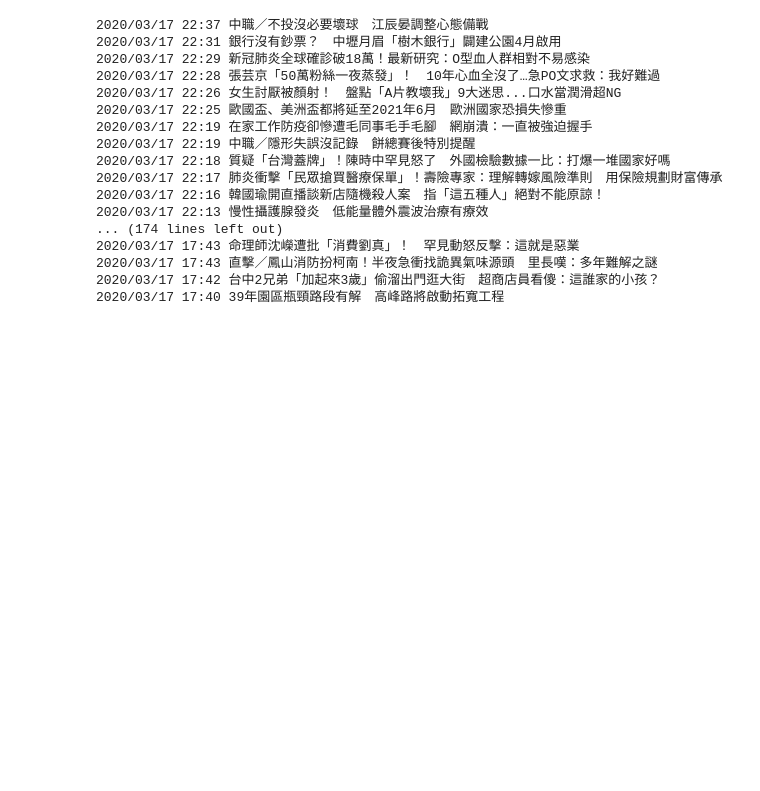
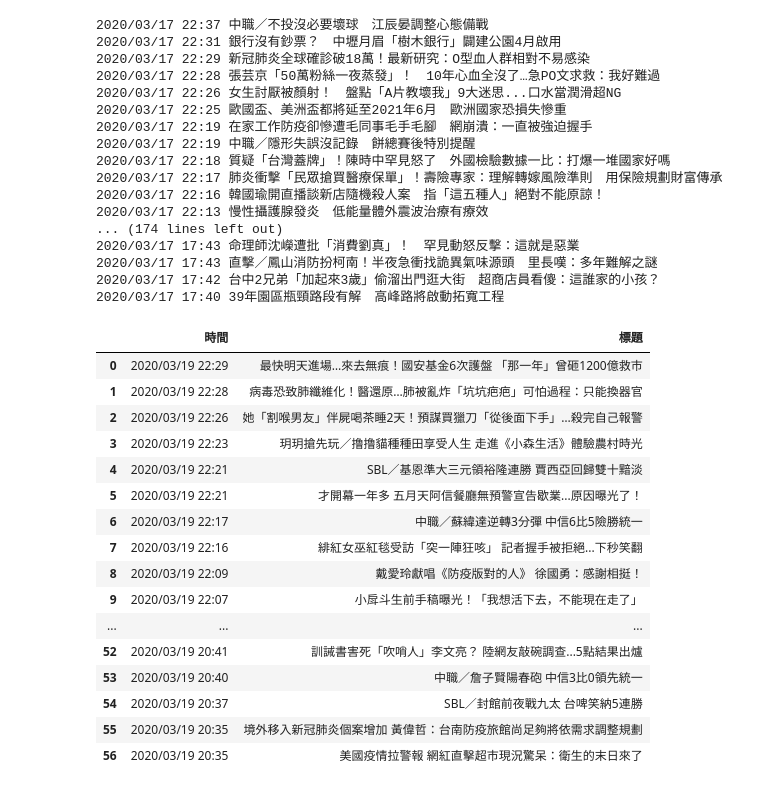
Before and after one commit to megan88/1st-PyCrawlerMarathon, a Jupyter notebook: Day021_HW.ipynb, the cells around one changed output. Cells and saved outputs as stored; diff of their text form; code cells hidden in the pictures; blank space fills up the shorter version.

```diff
--- a/Day021_HW.ipynb
+++ b/Day021_HW.ipynb
@@ -40,3 +40,60 @@ browser.quit();
 2020/03/17 17:43 直擊／鳳山消防扮柯南！半夜急衝找詭異氣味源頭　里長嘆：多年難解之謎
 2020/03/17 17:42 台中2兄弟「加起來3歲」偷溜出門逛大街　超商店員看傻：這誰家的小孩？
 2020/03/17 17:40 39年園區瓶頸路段有解　高峰路將啟動拓寬工程
+# %%
+#取出現在時間兩小時內的新聞
+from selenium import webdriver
+from bs4 import BeautifulSoup
+import time
+from datetime import datetime, timedelta
+import pandas as pd
+
+driverpath = "E:\\Python\\Anaconda\\geckodriver.exe"
+browser = webdriver.Firefox(executable_path=driverpath)
+browser.get("https://www.ettoday.net/news/news-list.htm")
+
+two_hours_ago_time = datetime.now() - timedelta(hours=2)
+
+# 取得資料（整理成好的格式）
+news = []
+
+# 每個兩秒鐘自動往下滑
+for i in range(10):
+    time.sleep(2)
+    browser.execute_script("window.scrollTo(0, 10000);")
+
+html_source = browser.page_source
+soup = BeautifulSoup(html_source, "html5lib")
+
+# 取得資料，丟到 BeautifulSoup 解析，得到當天的新聞
+for d in soup.find(class_="part_list_2").find_all('h3'):
+    if datetime.strptime(d.find(class_="date").text, '%Y/%m/%d %H:%M') < two_hours_ago_time:
+        break
+    news.append({
+        '時間': d.find(class_="date").text,
+        '標題': d.find_all('a')[-1].text
+    })
+
+
+pd.DataFrame(news)
+
+# 關閉瀏覽器
+#browser.quit();
+# %% [output]
+|  | 時間 | 標題 |
+| 0 | 2020/03/19 22:29 | 最快明天進場…來去無痕！國安基金6次護盤 「那一年」曾砸1200億救市 |
+| 1 | 2020/03/19 22:28 | 病毒恐致肺纖維化！醫還原…肺被亂炸「坑坑疤疤」可怕過程：只能換器官 |
+| 2 | 2020/03/19 22:26 | 她「割喉男友」伴屍喝茶睡2天！預謀買獵刀「從後面下手」…殺完自己報警 |
+| 3 | 2020/03/19 22:23 | 玥玥搶先玩／撸撸貓種種田享受人生 走進《小森生活》體驗農村時光 |
+| 4 | 2020/03/19 22:21 | SBL／基恩準大三元領裕隆連勝 賈西亞回歸雙十黯淡 |
+| 5 | 2020/03/19 22:21 | 才開幕一年多 五月天阿信餐廳無預警宣告歇業...原因曝光了！ |
+| 6 | 2020/03/19 22:17 | 中職／蘇緯達逆轉3分彈 中信6比5險勝統一 |
+| 7 | 2020/03/19 22:16 | 緋紅女巫紅毯受訪「突一陣狂咳」 記者握手被拒絕...下秒笑翻 |
+| 8 | 2020/03/19 22:09 | 戴愛玲獻唱《防疫版對的人》 徐國勇：感謝相挺！ |
+| 9 | 2020/03/19 22:07 | 小戽斗生前手稿曝光！「我想活下去，不能現在走了」 |
+| ... | ... | ... |
+| 52 | 2020/03/19 20:41 | 訓誡書害死「吹哨人」李文亮？ 陸網友敲碗調查...5點結果出爐 |
+| 53 | 2020/03/19 20:40 | 中職／詹子賢陽春砲 中信3比0領先統一 |
+| 54 | 2020/03/19 20:37 | SBL／封館前夜戰九太 台啤笑納5連勝 |
+| 55 | 2020/03/19 20:35 | 境外移入新冠肺炎個案增加 黃偉哲：台南防疫旅館尚足夠將依需求調整規劃 |
+| 56 | 2020/03/19 20:35 | 美國疫情拉警報 網紅直擊超市現況驚呆：衛生的末日來了 |
```
Also changed, not shown: parts of 1 cell of this notebook.
